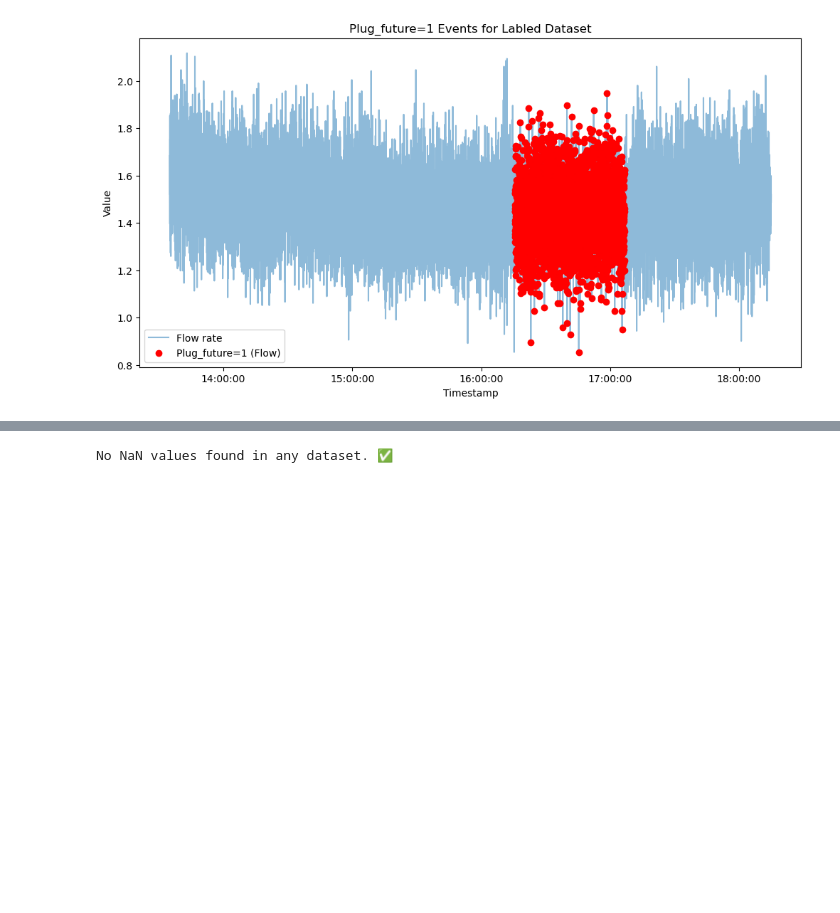
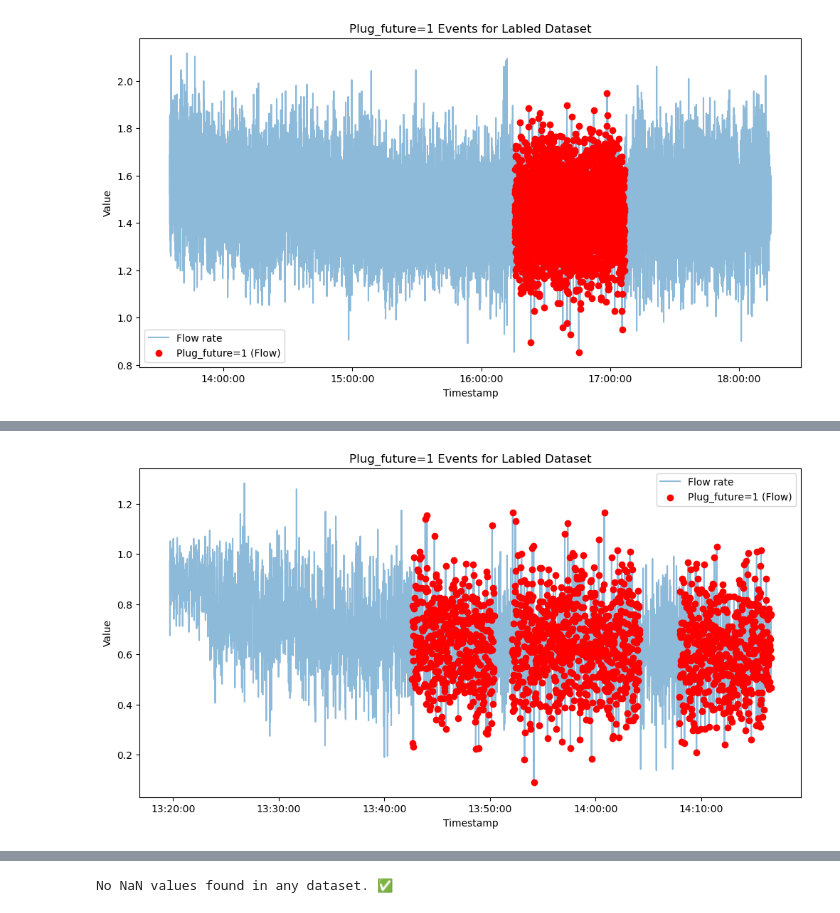
Before and after one commit to KaroGil/master_plug_prediction, a Jupyter notebook: notebooks/label_data.ipynb, the cells around one changed output, grey strips where cells are left out. Cells and saved outputs as stored; diff of their text form; code cells hidden in the pictures; blank space fills up the shorter version.

```diff
--- a/notebooks/label_data.ipynb
+++ b/notebooks/label_data.ipynb
@@ -463,0 +747,4 @@ dv.visualize_plug_event(dataset12, anomalies=True, plug_column="Plug_future", na
+# %%
+dv.visualize_plug_event(dataset15, plug_column="Plug_future", name="Labled Dataset")
+# %% [output]
+[figure, added]
```
Also changed, not shown: parts of 100 cells of this notebook, 30 other files.
